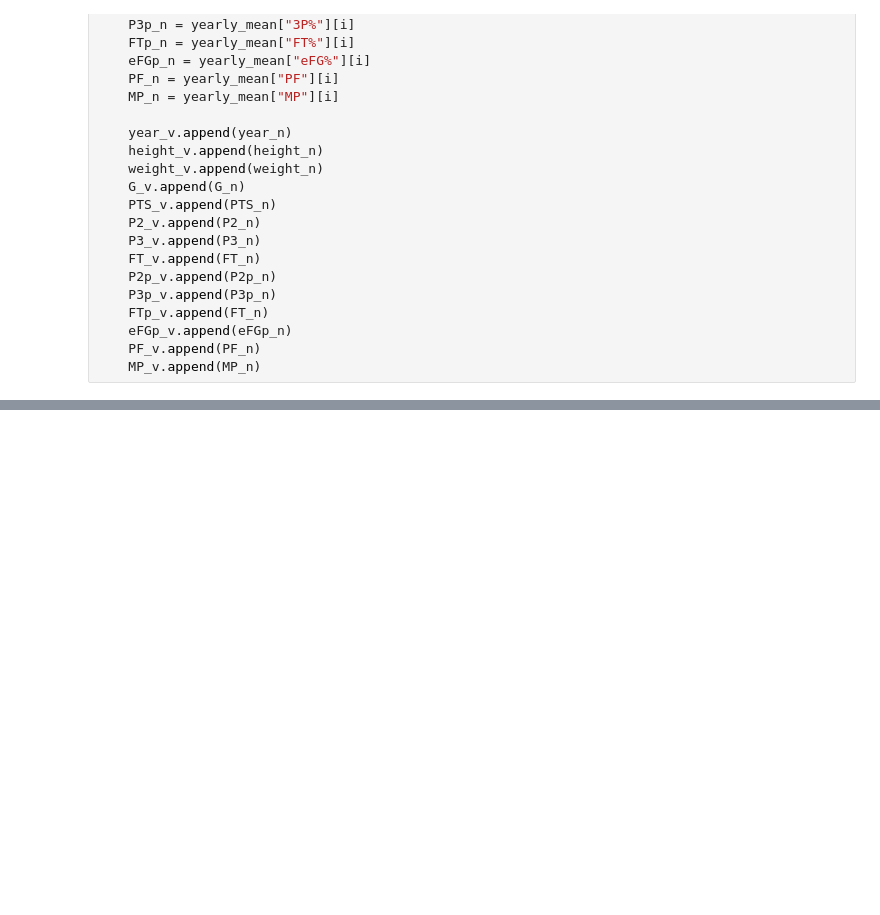
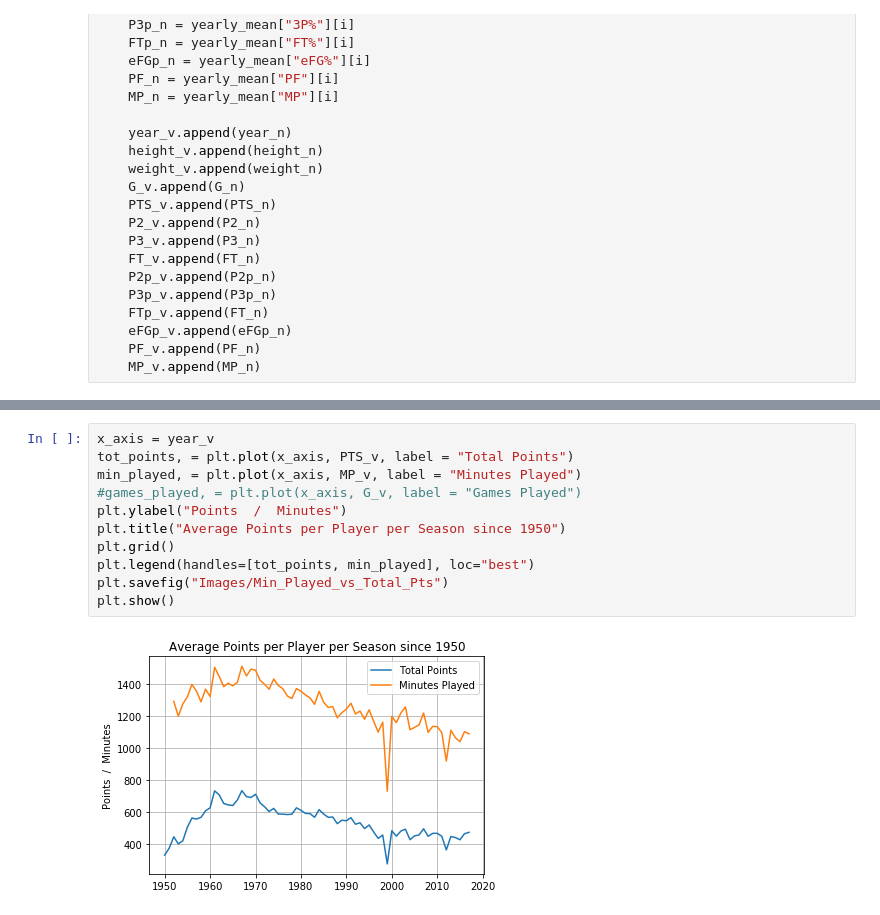
Before and after one commit to ErinMandell/Web-Design-Challenge, a Jupyter notebook: NBA_Seasons_Stats.ipynb, the cells around one changed output, grey strips where cells are left out. Drawn from its saved outputs; the diff is of its cells as text; blank space fills up the shorter version.

```diff
--- a/NBA_Seasons_Stats.ipynb
+++ b/NBA_Seasons_Stats.ipynb
@@ -150,0 +151,13 @@ plt.show()
+# %%
+x_axis = year_v
+tot_points, = plt.plot(x_axis, PTS_v, label = "Total Points")
+min_played, = plt.plot(x_axis, MP_v, label = "Minutes Played")
+#games_played, = plt.plot(x_axis, G_v, label = "Games Played")
+plt.ylabel("Points  /  Minutes")
+plt.title("Average Points per Player per Season since 1950")
+plt.grid()
+plt.legend(handles=[tot_points, min_played], loc="best")
+plt.savefig("Images/Min_Played_vs_Total_Pts")
+plt.show()
+# %% [output]
+[figure, added]
```
Also changed, not shown: parts of 1 cell of this notebook, 10 other files.
